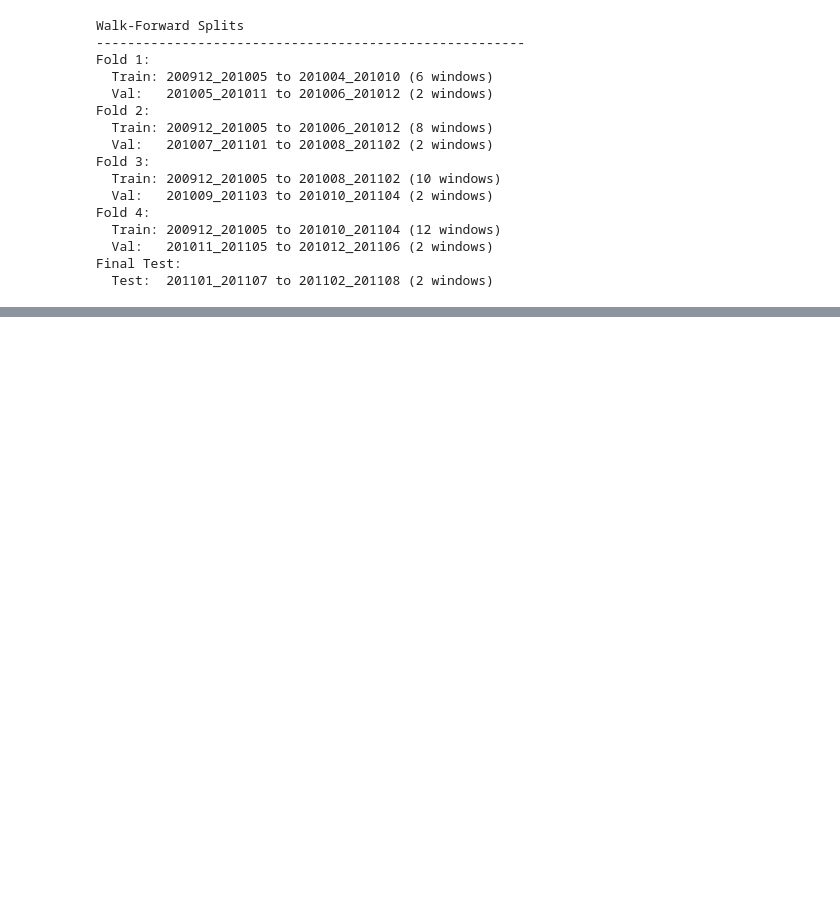
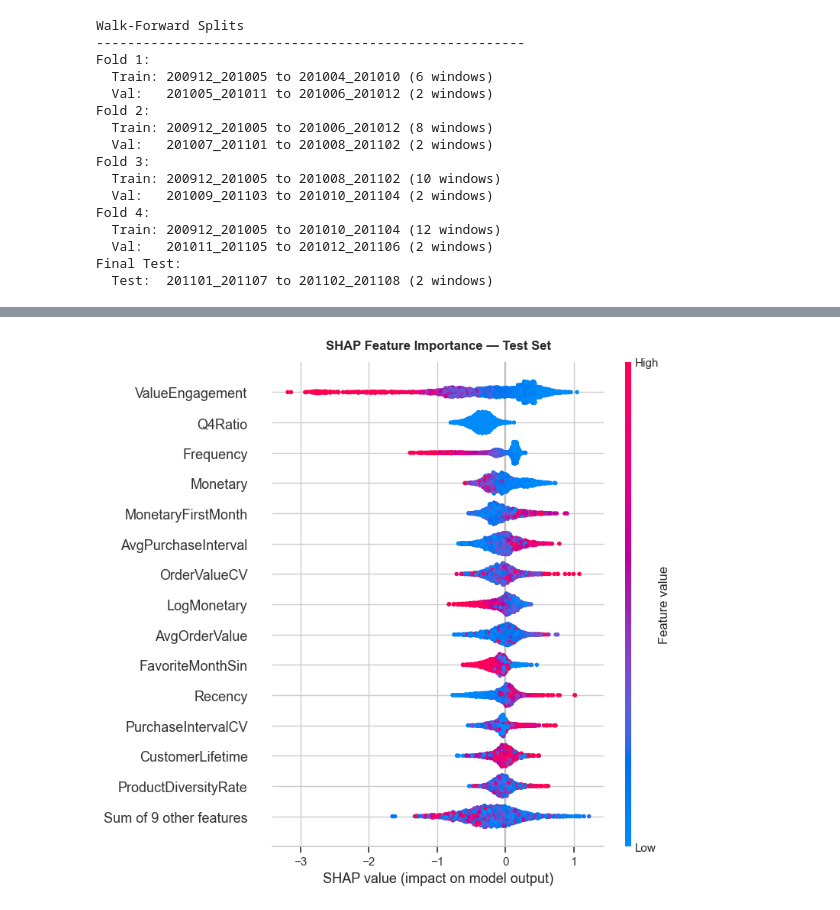
Before and after one commit to stefanobrusadelli/customer-churn-prediction, a Jupyter notebook: notebook/04_modeling.ipynb, the cells around one changed output, grey strips where cells are left out. Cells and saved outputs as stored; diff of their text form; code cells hidden in the pictures; blank space fills up the shorter version.

```diff
--- a/notebook/04_modeling.ipynb
+++ b/notebook/04_modeling.ipynb
@@ -915,0 +765,27 @@ Overall, the results indicate that customer churn can be effectively predicted u
+# %%
+print("Final Model Training")
+print("-" * 50)
+
+# Split
+train_data = df[~df["WindowID"].isin(test_windows)].copy()
+test_data  = df[df["WindowID"].isin(test_windows)].copy()
+
+X_train = train_data[feature_cols]
+y_train = train_data["IsChurned"]
+X_test  = test_data[feature_cols]
+y_test  = test_data["IsChurned"]
+
+print(f"Training windows:  W1–W{len(df['WindowID'].unique()) - len(test_windows)}")
+print(f"Test windows:      {test_windows[0]} to {test_windows[-1]}")
+print(f"Training samples:  {len(train_data):,}  ({y_train.mean():.1%} churn)")
+print(f"Test samples:      {len(test_data):,}  ({y_test.mean():.1%} churn)")
+print()
+
+# Note the churn rate difference
+print(f"Note: test churn rate ({y_test.mean():.1%}) is lower than training "
+      f"({y_train.mean():.1%}) — consistent with seasonal variation observed "
+      f"in section 2.")
+
+# Refit best model on full training set
+best_model.fit(X_train, y_train)
+print("\n✓ Model fitted on full training set")
@@ -915,0 +954,14 @@ Overall, the results indicate that customer churn can be effectively predicted u
+# %%
+final_model = best_model
+
+explainer   = shap.TreeExplainer(final_model)
+shap_values = explainer(X_test)
+
+plt.figure(figsize=(12, 7))
+shap.plots.beeswarm(shap_values, max_display=15, show=False)
+plt.title("SHAP Feature Importance — Test Set", fontweight="bold", pad=12)
+plt.tight_layout()
+plt.savefig("../reports/figures/shap_beeswarm.png", bbox_inches="tight", dpi=150)
+plt.show()
+# %% [output]
+[figure, added]
```
Also changed, not shown: parts of 78 cells of this notebook, 9 other files.
